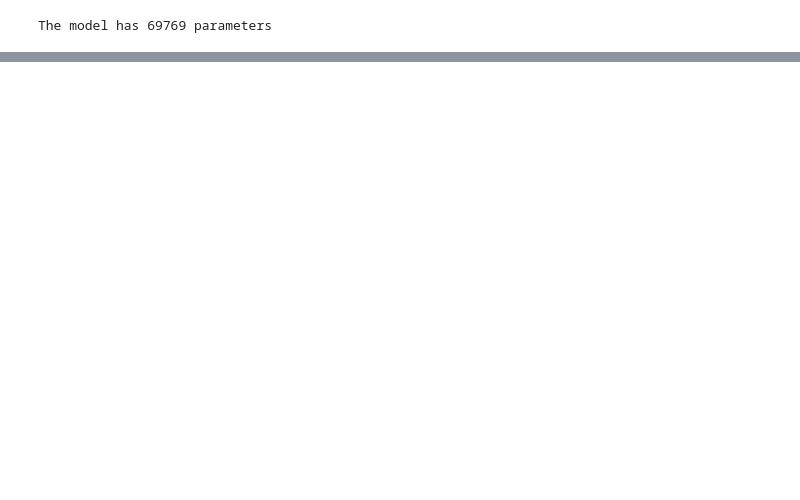
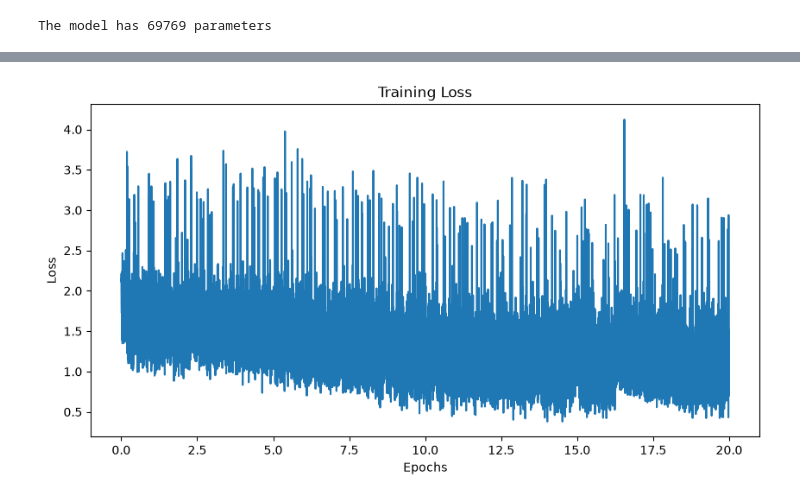
Before and after one commit to craig90/TransposonMachineLearning, a Jupyter notebook: LSTM.ipynb, the cells around one changed output, grey strips where cells are left out. Cells and saved outputs as stored; diff of their text form; code cells hidden in the pictures; blank space fills up the shorter version.

```diff
--- a/LSTM.ipynb
+++ b/LSTM.ipynb
@@ -28,9 +30,9 @@ torch.manual_seed(42)
 <torch._C.Generator at 0x...>
 # %%
 # Hyperparamters
-learning_rate = 1e-4
-# n_epochs = 20
-n_epochs = 2
+learning_rate = 1e-3
+n_epochs = 20
+# n_epochs = 10
 batch_size = 32
 # %%
 label_mapping = {
@@ -210,5 +214,10 @@ lstm_classifier = LSTM(input_size, hidden_size, output_size).to(device)
 # Initialize the optimizer with the above parameters
 optimizer = optim.Adam(lstm_classifier.parameters(), lr=learning_rate)
 
+# since the training set is super inbalanced, make weights for loss function
+counts = torch.bincount(training_data.y, minlength=output_size).float()
+weights = counts.sum() / (counts.clamp(min=1) * output_size)
+weights = weights.sqrt()
+print(weights)
 # Define the loss function
-loss_fn = nn.CrossEntropyLoss()
+loss_fn = nn.CrossEntropyLoss(weight=weights.to(device))
@@ -228,9 +240,6 @@ test_loss_logger = []
 training_acc_logger = []
 testing_acc_logger = []
 # %%
-train_acc = 0
-test_acc = 0
-
 start = time.perf_counter()
 
 for epoch in range(n_epochs):
@@ -240,6 +249,7 @@ for epoch in range(n_epochs):
     # set model to training mode
     lstm_classifier.train()
     steps = 0
+    train_acc = 0
 
     # Go through training data
     for padded, lengths, labels in data_loader_train:
@@ -267,10 +277,11 @@ for epoch in range(n_epochs):
 
         # calculate training accuracy
         train_acc += (pred.argmax(1) == labels).sum()
-        steps += batch_size
+        steps += len(padded)
 
     train_acc = (train_acc/steps).item()
     print(train_acc)
+    training_acc_logger.append(train_acc)
     end = time.perf_counter()
 
     print(f"Elapsed training time : {end - start:.6f} seconds")
@@ -284,3 +306,12 @@ Elapsed training time : 107.921458 seconds
+# %%
+_ = plt.figure(figsize=(10, 5))
+_ = plt.plot(np.linspace(0, n_epochs, len(training_loss_logger)), training_loss_logger)
+
+_ = plt.title("Training Loss")
+_ = plt.xlabel("Epochs")
+_ = plt.ylabel("Loss")
+# %% [output]
+[figure, added]
 # %%
 print("Testing")
 
```
Also changed, not shown: parts of 6 cells of this notebook.
